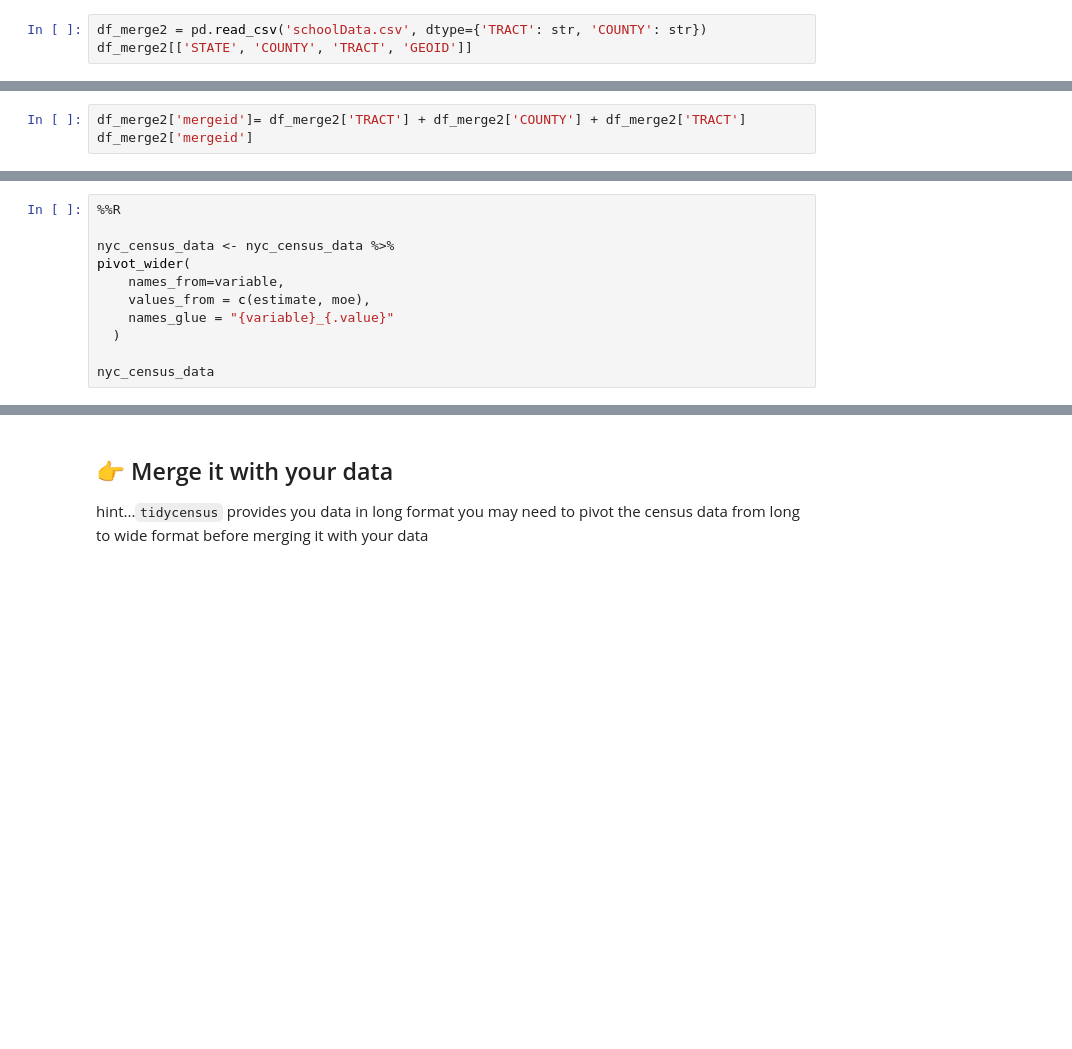
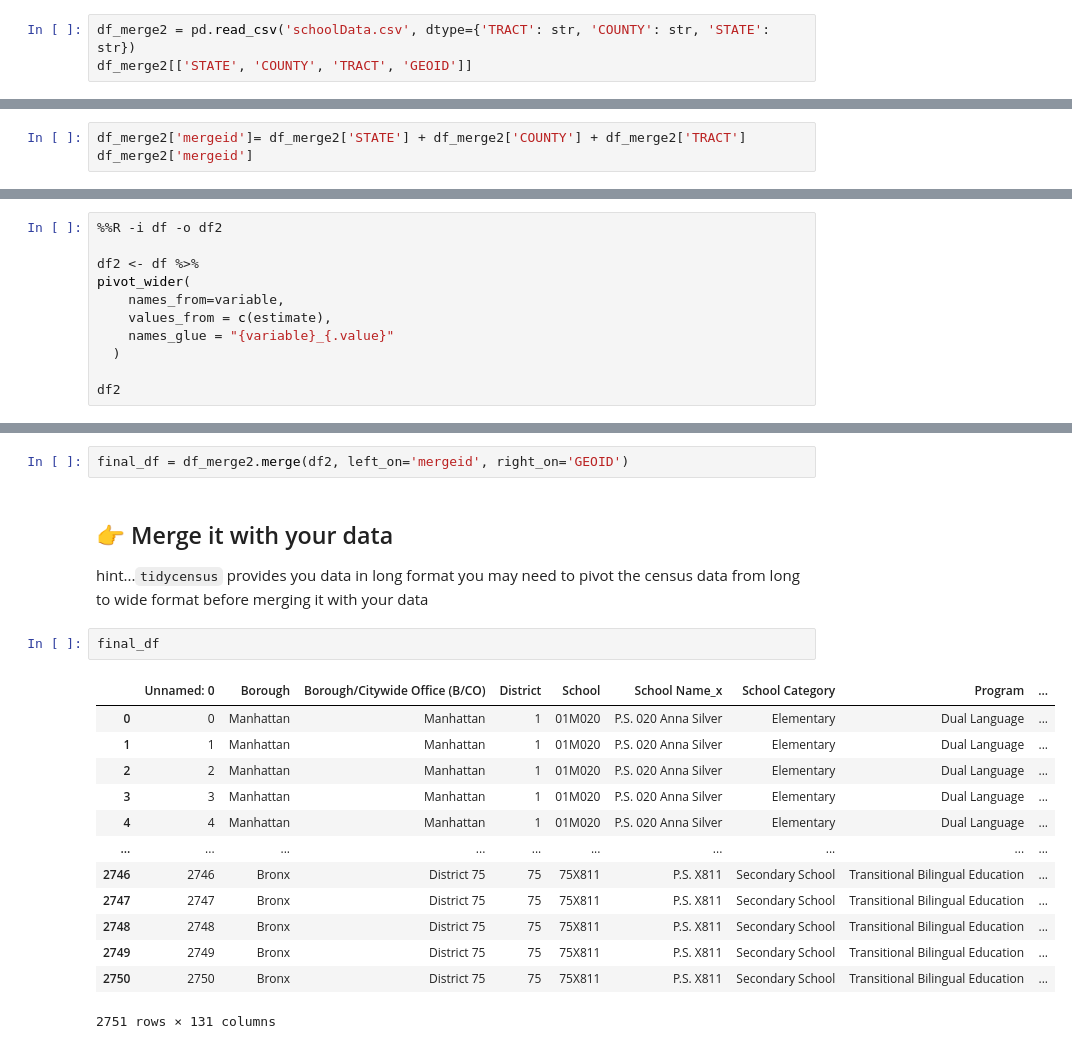
Before and after one commit to renatadaou/connect-to-census, a Jupyter notebook: merge-with-census.ipynb, the cells around one changed output, grey strips where cells are left out. Drawn from its saved outputs; the diff is of its cells as text; blank space fills up the shorter version.

```diff
--- a/merge-with-census.ipynb
+++ b/merge-with-census.ipynb
@@ -74,7 +74,7 @@ df_merge2.columns.to_list()
  'COUNTY',
  'mergeid']
 # %%
-df_merge2 = pd.read_csv('schoolData.csv', dtype={'TRACT': str, 'COUNTY': str})
+df_merge2 = pd.read_csv('schoolData.csv', dtype={'TRACT': str, 'COUNTY': str, 'STATE': str})
 df_merge2[['STATE', 'COUNTY', 'TRACT', 'GEOID']]
 # %% [output]
 |  | STATE | COUNTY | TRACT | GEOID |
@@ -91,6 +91,6 @@ df_merge2[['STATE', 'COUNTY', 'TRACT', 'GEOID']]
 | 2750 | 36 | 005 | 012300 | 360050123003000 |
 2751 rows × 4 columns
 # %%
-df_merge2['mergeid']= df_merge2['TRACT'] + df_merge2['COUNTY'] + df_merge2['TRACT']
+df_merge2['mergeid']= df_merge2['STATE'] + df_merge2['COUNTY'] + df_merge2['TRACT']
 df_merge2['mergeid']
 # %% [output]
@@ -289,14 +289,14 @@ df
 | 18616 | 36085990100 | Census Tract 9901, Richmond Count... | hispanic | 0.0 |
 18616 rows × 4 columns
 # %%
-%%R
+%%R -i df -o df2
 
-nyc_census_data <- nyc_census_data %>%
+df2 <- df %>%
 pivot_wider(
     names_from=variable,
-    values_from = c(estimate, moe),
+    values_from = c(estimate),
     names_glue = "{variable}_{.value}"
   )
 
-nyc_census_data
+df2
 # %% [output]
@@ -320,4 +338,22 @@ nyc_census_data
+# %%
+final_df = df_merge2.merge(df2, left_on='mergeid', right_on='GEOID')
 # %% [markdown]
 ## 👉 Merge it with your data
 
 hint...`tidycensus` provides you data in long format you may need to pivot the census data from long to wide format before merging it with your data
+# %%
+final_df
+# %% [output]
+|  | Unnamed: 0 | Borough | Borough/Citywide Office (B/CO) | District | School | School Name_x | School Category | Program | ... |
+| 0 | 0 | Manhattan | Manhattan | 1 | 01M020 | P.S. 020 Anna Silver | Elementary | Dual Language | ... |
+| 1 | 1 | Manhattan | Manhattan | 1 | 01M020 | P.S. 020 Anna Silver | Elementary | Dual Language | ... |
+| 2 | 2 | Manhattan | Manhattan | 1 | 01M020 | P.S. 020 Anna Silver | Elementary | Dual Language | ... |
+| 3 | 3 | Manhattan | Manhattan | 1 | 01M020 | P.S. 020 Anna Silver | Elementary | Dual Language | ... |
+| 4 | 4 | Manhattan | Manhattan | 1 | 01M020 | P.S. 020 Anna Silver | Elementary | Dual Language | ... |
+| ... | ... | ... | ... | ... | ... | ... | ... | ... | ... |
+| 2746 | 2746 | Bronx | District 75 | 75 | 75X811 | P.S. X811 | Secondary School | Transitional Bilingual Education | ... |
+| 2747 | 2747 | Bronx | District 75 | 75 | 75X811 | P.S. X811 | Secondary School | Transitional Bilingual Education | ... |
+| 2748 | 2748 | Bronx | District 75 | 75 | 75X811 | P.S. X811 | Secondary School | Transitional Bilingual Education | ... |
+| 2749 | 2749 | Bronx | District 75 | 75 | 75X811 | P.S. X811 | Secondary School | Transitional Bilingual Education | ... |
+| 2750 | 2750 | Bronx | District 75 | 75 | 75X811 | P.S. X811 | Secondary School | Transitional Bilingual Education | ... |
+2751 rows × 131 columns
```
Also changed, not shown: parts of 4 cells of this notebook.
